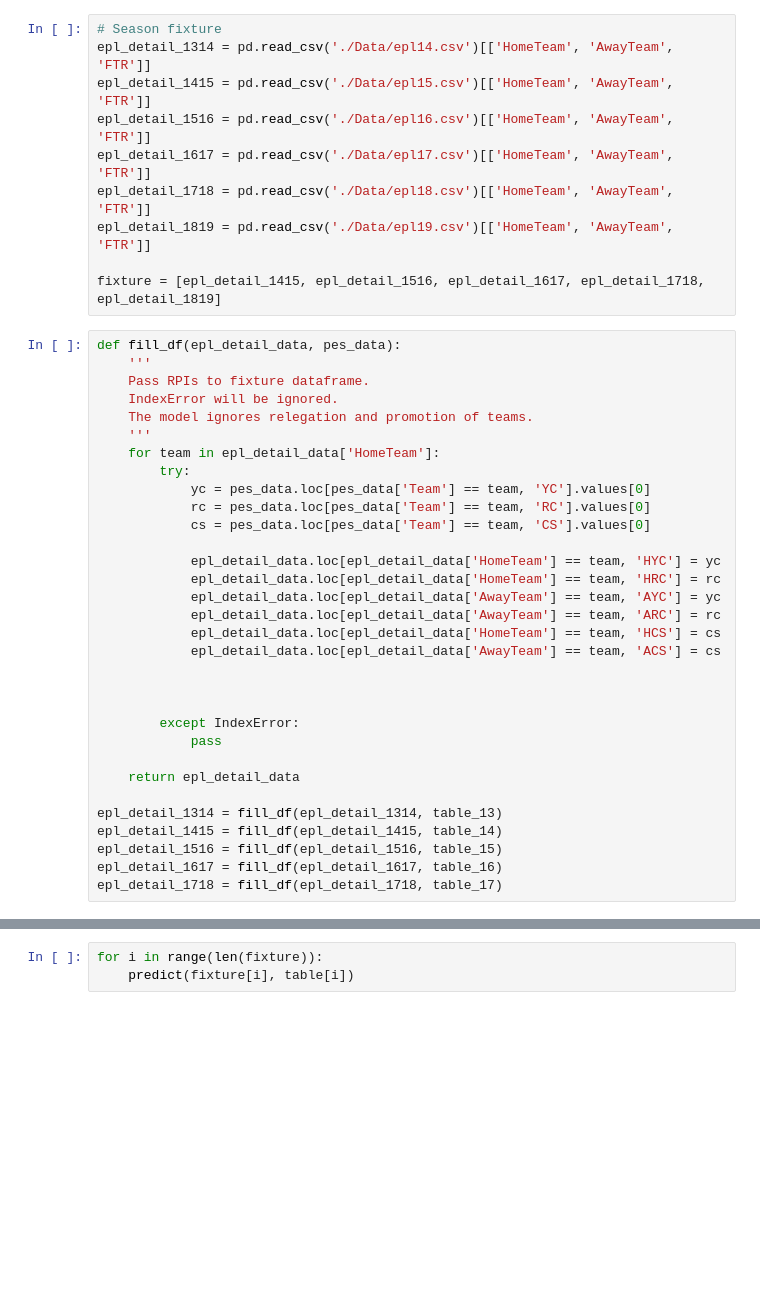
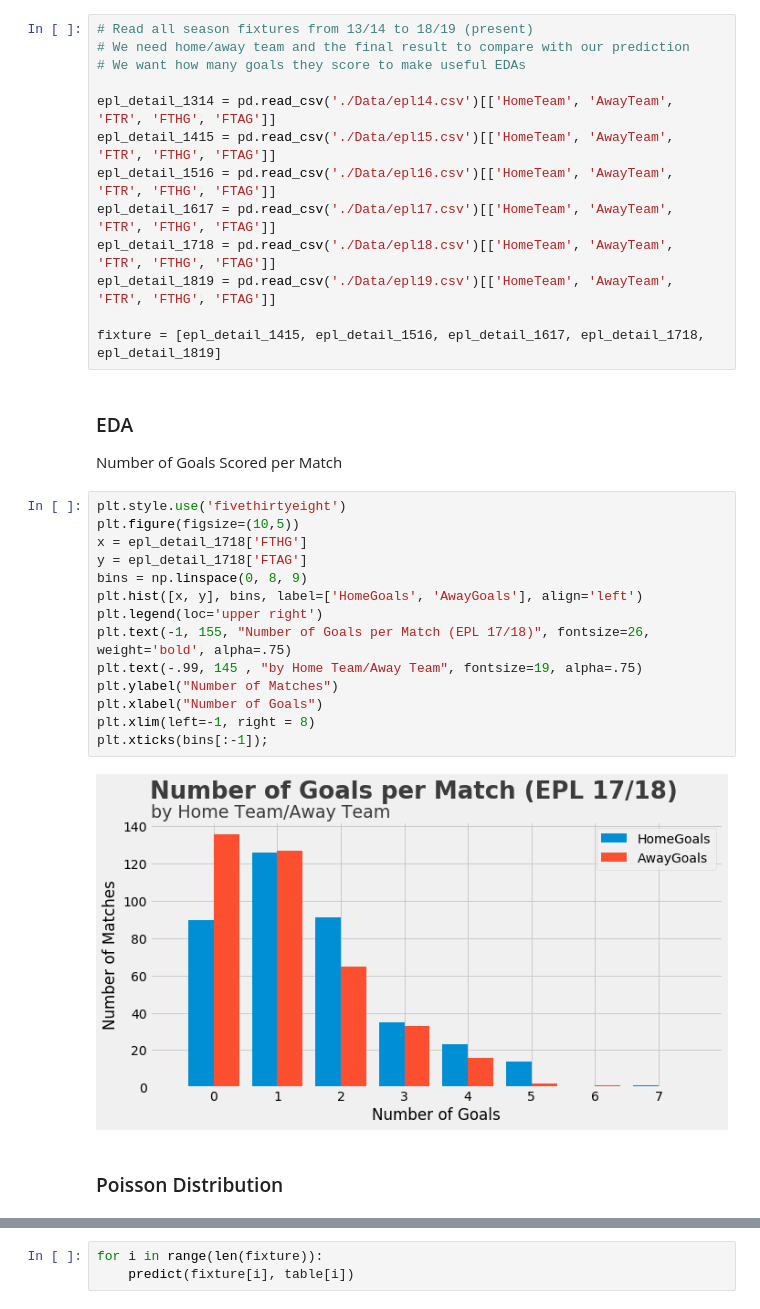
Before and after one commit to slee279/EPL, a Jupyter notebook: Poisson.ipynb, the cells around one changed output, grey strips where cells are left out. Cells and saved outputs as stored; diff of their text form; blank space fills up the shorter version.

```diff
--- a/Poisson.ipynb
+++ b/Poisson.ipynb
@@ -35,44 +45,36 @@ table_13
 # %%
-# Season fixture
-epl_detail_1314 = pd.read_csv('./Data/epl14.csv')[['HomeTeam', 'AwayTeam', 'FTR']]
-epl_detail_1415 = pd.read_csv('./Data/epl15.csv')[['HomeTeam', 'AwayTeam', 'FTR']]
-epl_detail_1516 = pd.read_csv('./Data/epl16.csv')[['HomeTeam', 'AwayTeam', 'FTR']]
-epl_detail_1617 = pd.read_csv('./Data/epl17.csv')[['HomeTeam', 'AwayTeam', 'FTR']]
-epl_detail_1718 = pd.read_csv('./Data/epl18.csv')[['HomeTeam', 'AwayTeam', 'FTR']]
-epl_detail_1819 = pd.read_csv('./Data/epl19.csv')[['HomeTeam', 'AwayTeam', 'FTR']]
+# Read all season fixtures from 13/14 to 18/19 (present)
+# We need home/away team and the final result to compare with our prediction
+# We want how many goals they score to make useful EDAs
+
+epl_detail_1314 = pd.read_csv('./Data/epl14.csv')[['HomeTeam', 'AwayTeam', 'FTR', 'FTHG', 'FTAG']]
+epl_detail_1415 = pd.read_csv('./Data/epl15.csv')[['HomeTeam', 'AwayTeam', 'FTR', 'FTHG', 'FTAG']]
+epl_detail_1516 = pd.read_csv('./Data/epl16.csv')[['HomeTeam', 'AwayTeam', 'FTR', 'FTHG', 'FTAG']]
+epl_detail_1617 = pd.read_csv('./Data/epl17.csv')[['HomeTeam', 'AwayTeam', 'FTR', 'FTHG', 'FTAG']]
+epl_detail_1718 = pd.read_csv('./Data/epl18.csv')[['HomeTeam', 'AwayTeam', 'FTR', 'FTHG', 'FTAG']]
+epl_detail_1819 = pd.read_csv('./Data/epl19.csv')[['HomeTeam', 'AwayTeam', 'FTR', 'FTHG', 'FTAG']]
 
 fixture = [epl_detail_1415, epl_detail_1516, epl_detail_1617, epl_detail_1718, epl_detail_1819]
-# %%
-def fill_df(epl_detail_data, pes_data):
-    '''
-    Pass RPIs to fixture dataframe.
-    IndexError will be ignored.
-    The model ignores relegation and promotion of teams.
-    '''
-    for team in epl_detail_data['HomeTeam']:
-        try:
-            yc = pes_data.loc[pes_data['Team'] == team, 'YC'].values[0]
-            rc = pes_data.loc[pes_data['Team'] == team, 'RC'].values[0]
-            cs = pes_data.loc[pes_data['Team'] == team, 'CS'].values[0]
-
-            epl_detail_data.loc[epl_detail_data['HomeTeam'] == team, 'HYC'] = yc
-            epl_detail_data.loc[epl_detail_data['HomeTeam'] == team, 'HRC'] = rc
-            epl_detail_data.loc[epl_detail_data['AwayTeam'] == team, 'AYC'] = yc
-            epl_detail_data.loc[epl_detail_data['AwayTeam'] == team, 'ARC'] = rc
-            epl_detail_data.loc[epl_detail_data['HomeTeam'] == team, 'HCS'] = cs
-            epl_detail_data.loc[epl_detail_data['AwayTeam'] == team, 'ACS'] = cs
-
-
-
-        except IndexError:
-            pass
-
-    return epl_detail_data
-
-epl_detail_1314 = fill_df(epl_detail_1314, table_13)
-epl_detail_1415 = fill_df(epl_detail_1415, table_14)
-epl_detail_1516 = fill_df(epl_detail_1516, table_15)
-epl_detail_1617 = fill_df(epl_detail_1617, table_16)
-epl_detail_1718 = fill_df(epl_detail_1718, table_17)
+# %% [markdown]
+### EDA
+Number of Goals Scored per Match
+# %%
+plt.style.use('fivethirtyeight')
+plt.figure(figsize=(10,5))
+x = epl_detail_1718['FTHG']
+y = epl_detail_1718['FTAG']
+bins = np.linspace(0, 8, 9)
+plt.hist([x, y], bins, label=['HomeGoals', 'AwayGoals'], align='left')
+plt.legend(loc='upper right')
+plt.text(-1, 155, "Number of Goals per Match (EPL 17/18)", fontsize=26, weight='bold', alpha=.75)
+plt.text(-.99, 145 , "by Home Team/Away Team", fontsize=19, alpha=.75)
+plt.ylabel("Number of Matches")
+plt.xlabel("Number of Goals")
+plt.xlim(left=-1, right = 8)
+plt.xticks(bins[:-1]);
+# %% [output]
+[figure, added]
+# %% [markdown]
+### Poisson Distribution
 # %%
 def result_percentage(dataframe, hometeam, awayteam):
```
Also changed, not shown: parts of 17 cells of this notebook.
